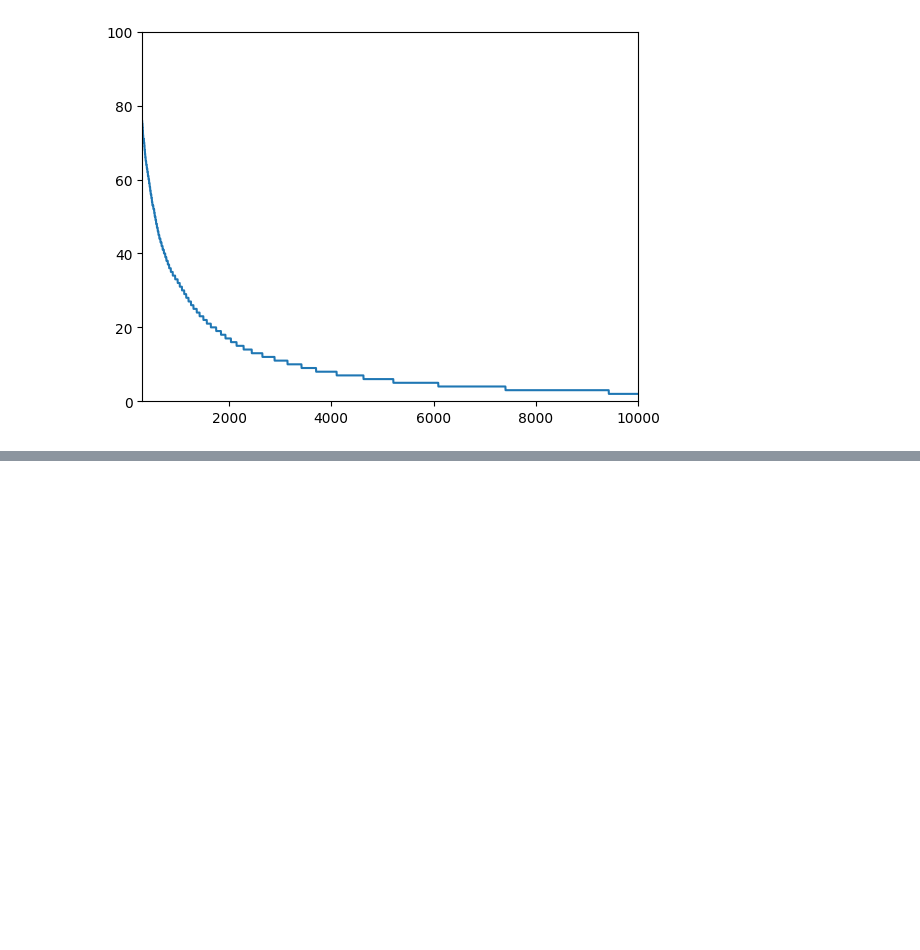
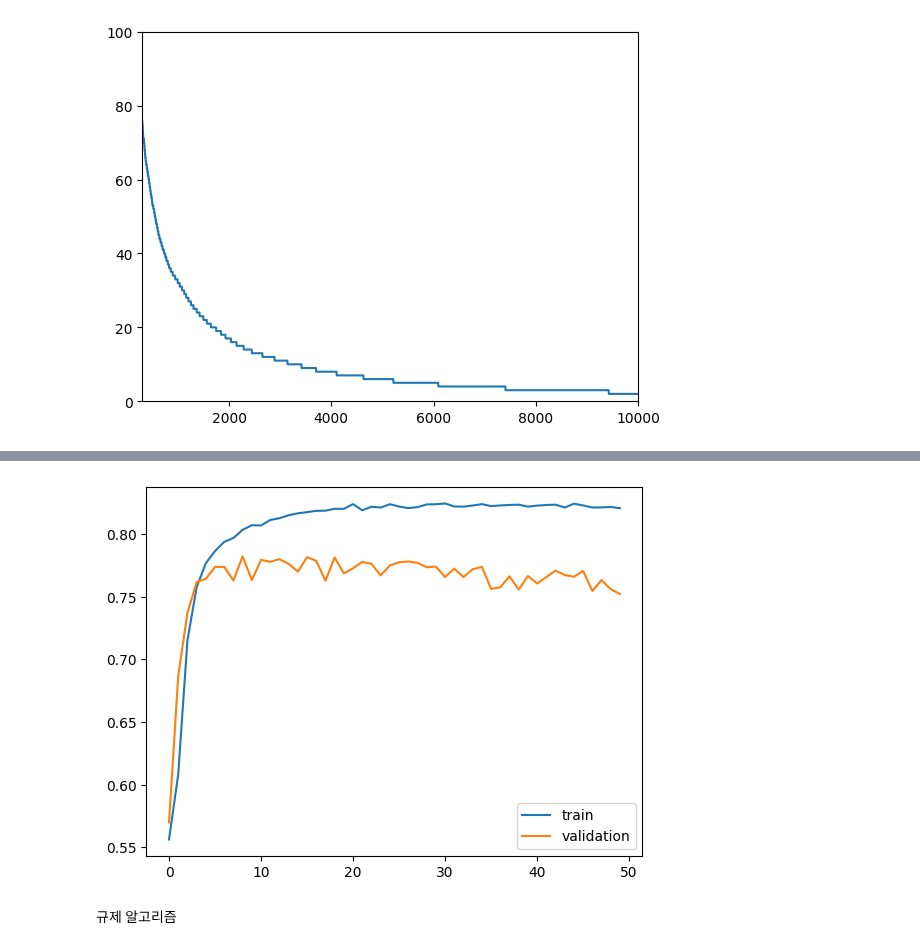
Before and after one commit to leekyuyoung20231211/python, a Jupyter notebook: 자연어처리_20240228_2.ipynb, the cells around one changed output, grey strips where cells are left out. Cells and saved outputs as stored; diff of their text form; code cells hidden in the pictures; blank space fills up the shorter version.

```diff
--- a/자연어처리_20240228_2.ipynb
+++ b/자연어처리_20240228_2.ipynb
@@ -238,0 +344,14 @@ vocab_size = 2000
+# %%
+embedding_dim = 7
+
+model = tf.keras.Sequential([
+    tf.keras.layers.Embedding(vocab_size,embedding_dim),
+    tf.keras.layers.GlobalAveragePooling1D(),
+    tf.keras.layers.Dense(8,activation='relu'),
+    tf.keras.layers.Dropout(.25),
+    tf.keras.layers.Dense(1,activation='sigmoid')
+])
+model.compile(loss='binary_crossentropy',optimizer='adam',metrics=['accuracy'])
+
+num_epochs = 50  #100q 수정
+history = model.fit(training_padded,training_labels,epochs=num_epochs,validation_data=(testing_padded, testing_labels) )
@@ -238,0 +376,10 @@ vocab_size = 2000
+# %%
+import matplotlib.pyplot as plt
+plt.plot(history.history['accuracy'],label='train')
+plt.plot(history.history['val_accuracy'],label='validation')
+plt.legend()
+plt.show()
+# %% [output]
+[figure, added]
+# %% [markdown]
+규제 알고리즘
```
Also changed, not shown: parts of 22 cells of this notebook.
